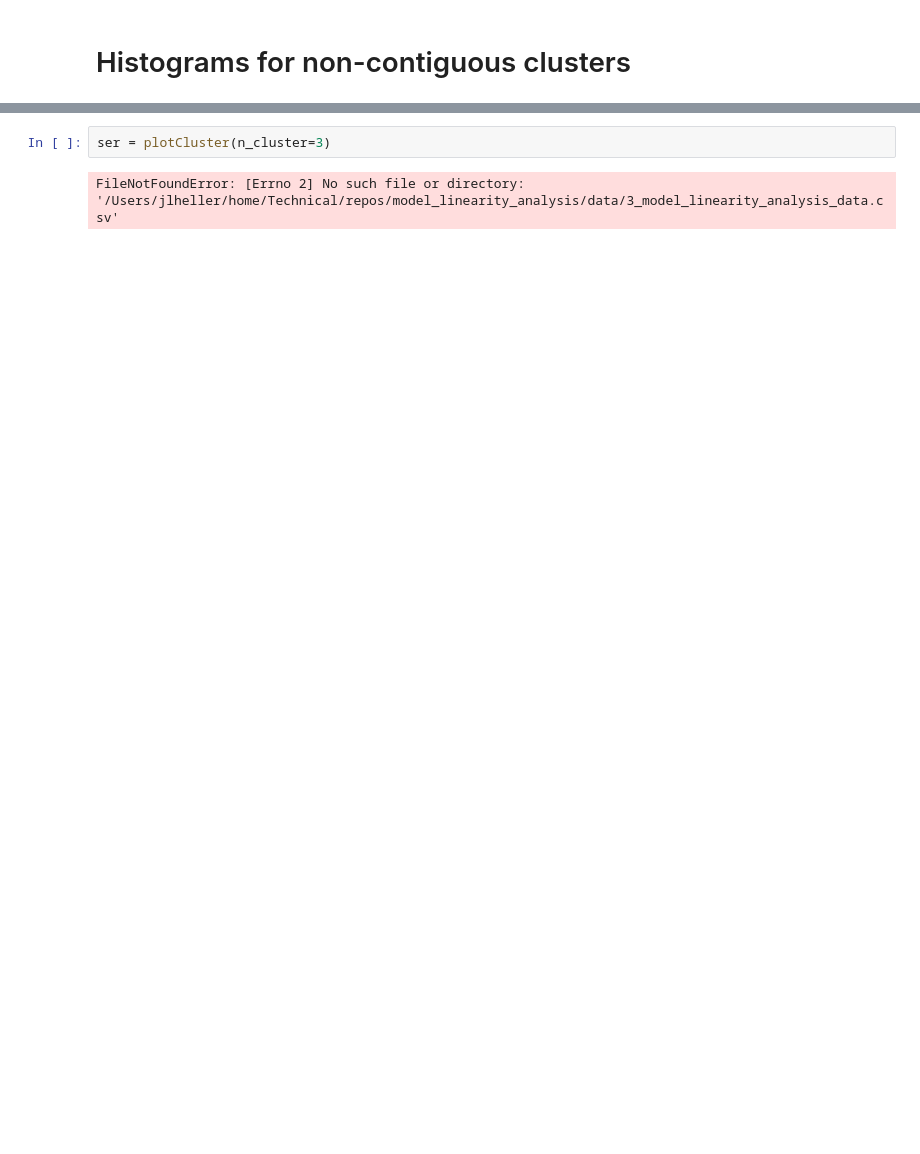
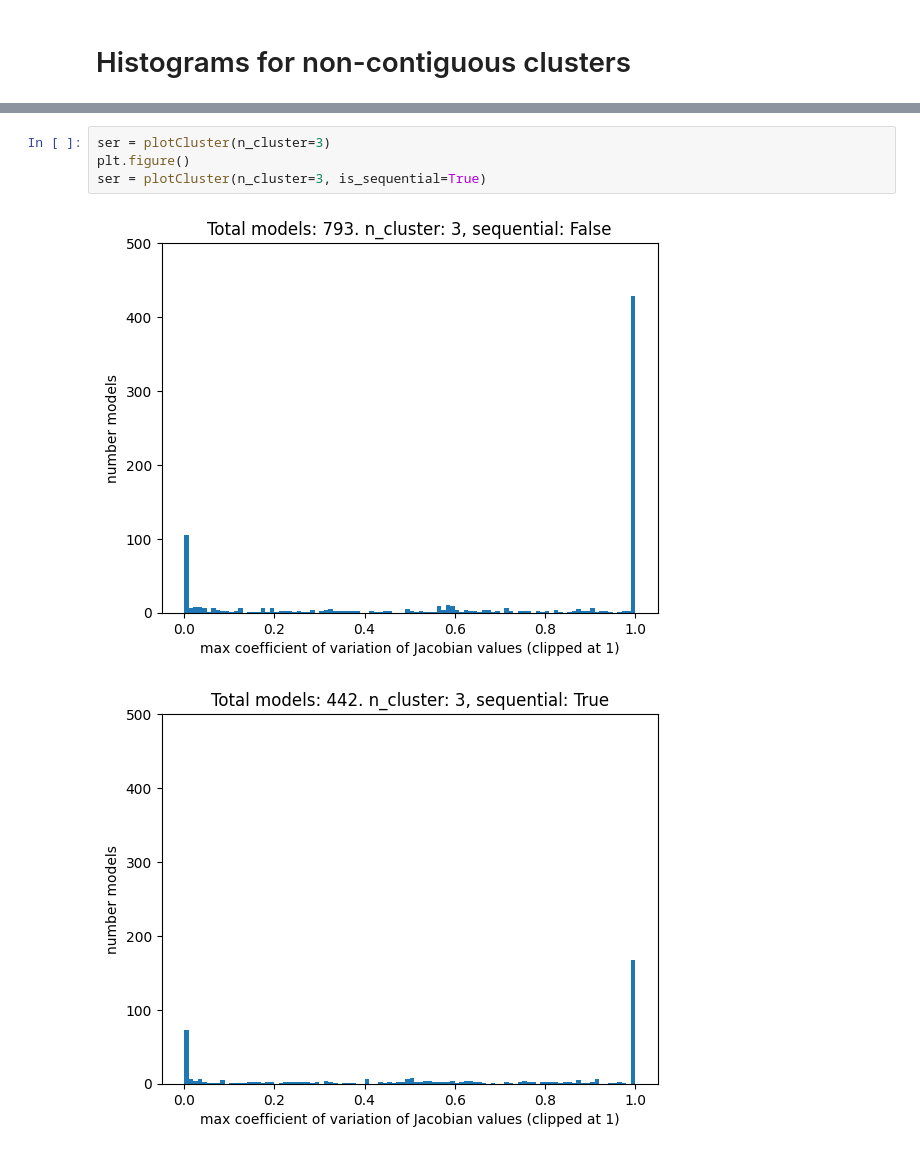
Before and after one commit to ModelEngineering/model_linearity_analysis, a Jupyter notebook: notebooks/jacobian_stationariy.ipynb, the cells around one changed output, grey strips where cells are left out. Drawn from its saved outputs; the diff is of its cells as text; blank space fills up the shorter version.

```diff
--- a/notebooks/jacobian_stationariy.ipynb
+++ b/notebooks/jacobian_stationariy.ipynb
@@ -34,4 +41,7 @@ ser = plotCluster(n_cluster=1)
 # %%
 ser = plotCluster(n_cluster=3)
+plt.figure()
+ser = plotCluster(n_cluster=3, is_sequential=True)
 # %% [output]
-FileNotFoundError: [Errno 2] No such file or directory: '/Users/jlheller/home/Technical/repos/model_linearity_analysis/data/3_model_linearity_analysis_data.csv'
+[figure, added]
+[figure, added]
```
Also changed, not shown: parts of 4 cells of this notebook, 8 other files.
